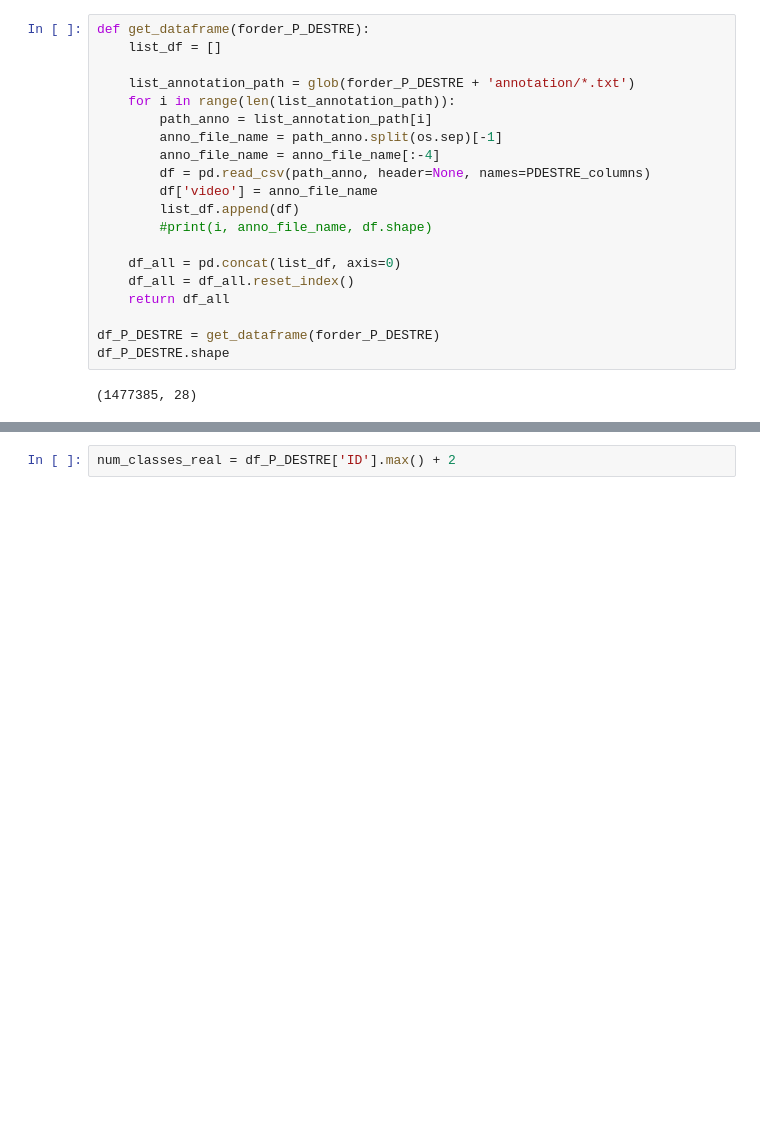
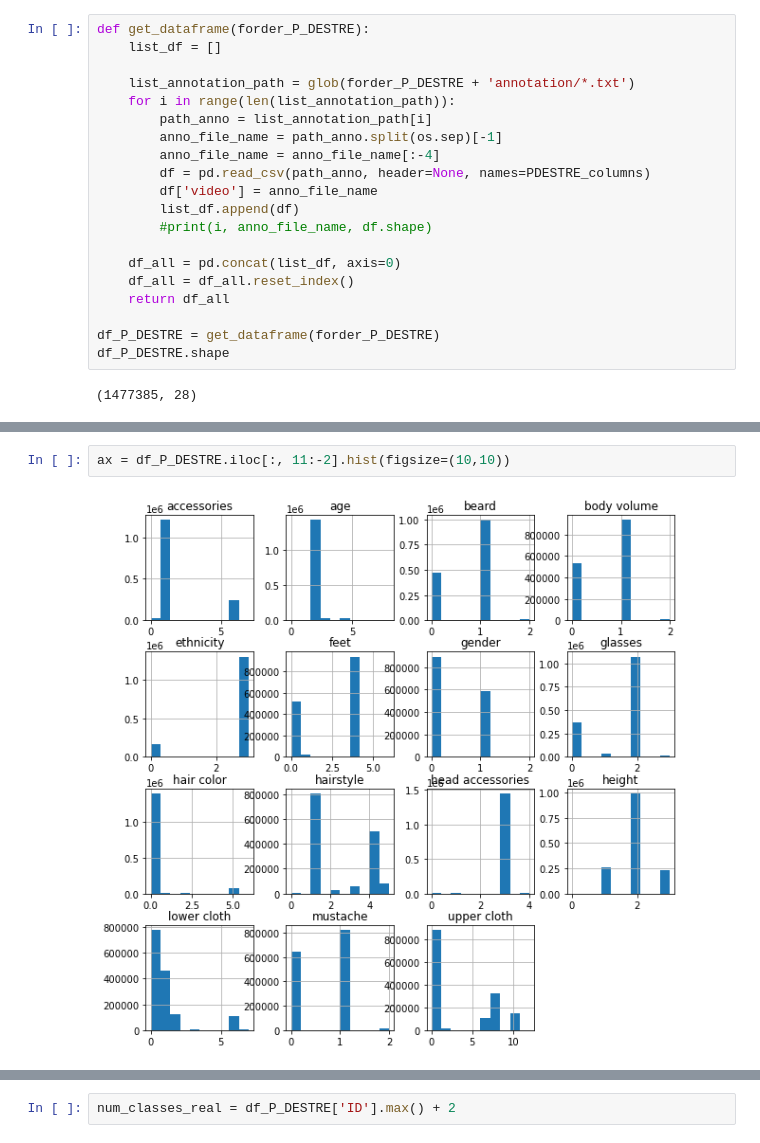
Before and after one commit to sogangori/pedestrian, a Jupyter notebook: pedestrian_v0.0_EfficientDetD2.ipynb, the cells around one changed output, grey strips where cells are left out. Saved outputs shown, nothing was run; the diff lists cells and outputs as text; blank space fills up the shorter version.

```diff
--- a/pedestrian_v0.0_EfficientDetD2.ipynb
+++ b/pedestrian_v0.0_EfficientDetD2.ipynb
@@ -212,0 +253,4 @@ df_P_DESTRE.shape
+# %%
+ax = df_P_DESTRE.iloc[:, 11:-2].hist(figsize=(10,10))
+# %% [output]
+[figure, added]
```
Also changed, not shown: parts of 87 cells of this notebook.
